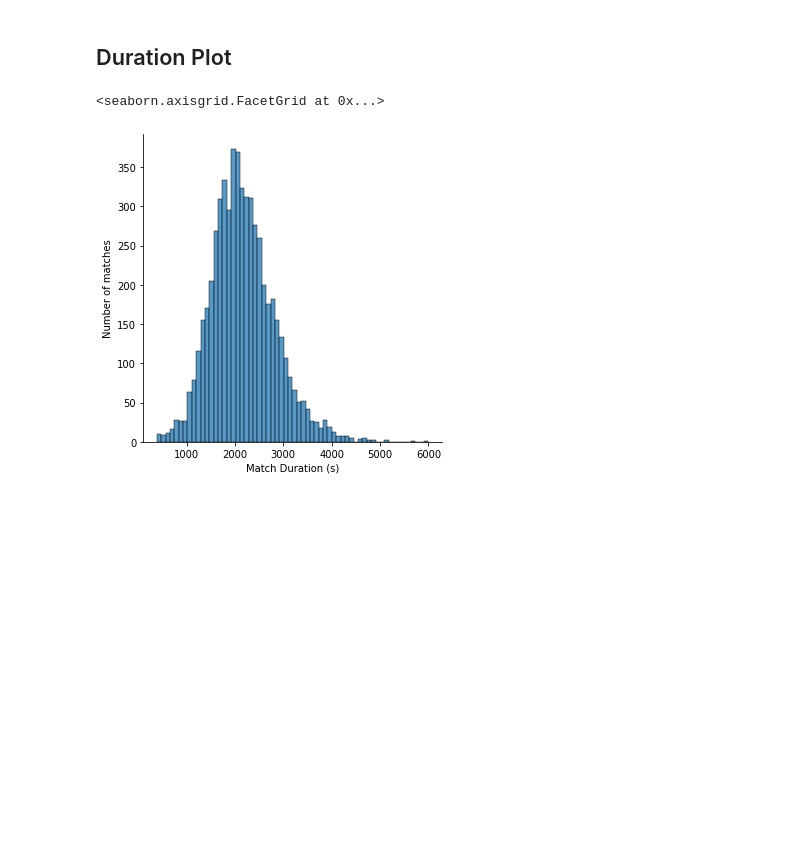
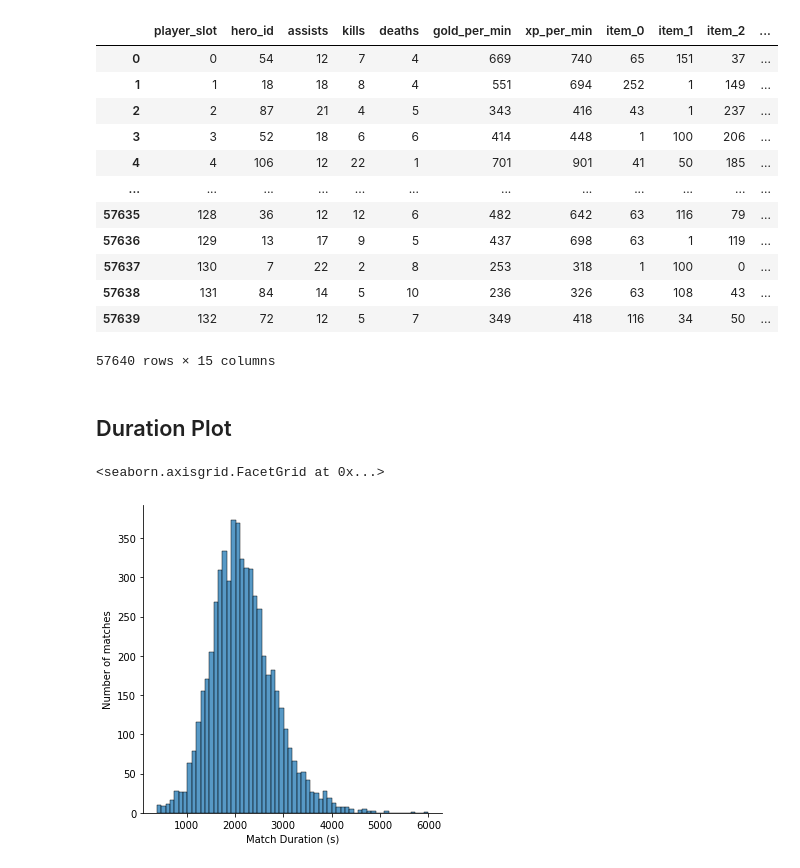
Before and after one commit to data301-2020-winter1/course-project-solo_108, a Jupyter notebook: analysis/milestone1.ipynb, the cells around one changed output. Drawn from its saved outputs; the diff is of its cells as text; code cells hidden in the pictures; blank space fills up the shorter version.

```diff
--- a/analysis/milestone1.ipynb
+++ b/analysis/milestone1.ipynb
@@ -1,8 +1,23 @@
 # %%
 # import pandas as pd
-# import matplotlib.pyplot as plt
+import matplotlib.pyplot as plt
 from analysis.project_functions import *
 df, df2 = load_and_process("../data/raw/matches_sample.json")
+df2
+# %% [output]
+|  | player_slot | hero_id | assists | kills | deaths | gold_per_min | xp_per_min | item_0 | item_1 | item_2 | ... |
+| 0 | 0 | 54 | 12 | 7 | 4 | 669 | 740 | 65 | 151 | 37 | ... |
+| 1 | 1 | 18 | 18 | 8 | 4 | 551 | 694 | 252 | 1 | 149 | ... |
+| 2 | 2 | 87 | 21 | 4 | 5 | 343 | 416 | 43 | 1 | 237 | ... |
+| 3 | 3 | 52 | 18 | 6 | 6 | 414 | 448 | 1 | 100 | 206 | ... |
+| 4 | 4 | 106 | 12 | 22 | 1 | 701 | 901 | 41 | 50 | 185 | ... |
+| ... | ... | ... | ... | ... | ... | ... | ... | ... | ... | ... | ... |
+| 57635 | 128 | 36 | 12 | 12 | 6 | 482 | 642 | 63 | 116 | 79 | ... |
+| 57636 | 129 | 13 | 17 | 9 | 5 | 437 | 698 | 63 | 1 | 119 | ... |
+| 57637 | 130 | 7 | 22 | 2 | 8 | 253 | 318 | 1 | 100 | 0 | ... |
+| 57638 | 131 | 84 | 14 | 5 | 10 | 236 | 326 | 63 | 108 | 43 | ... |
+| 57639 | 132 | 72 | 12 | 5 | 7 | 349 | 418 | 116 | 34 | 50 | ... |
+57640 rows × 15 columns
 # %% [markdown]
 ## Duration Plot
 # %%
```
Also changed, not shown: parts of 2 cells of this notebook, 1 other file.
